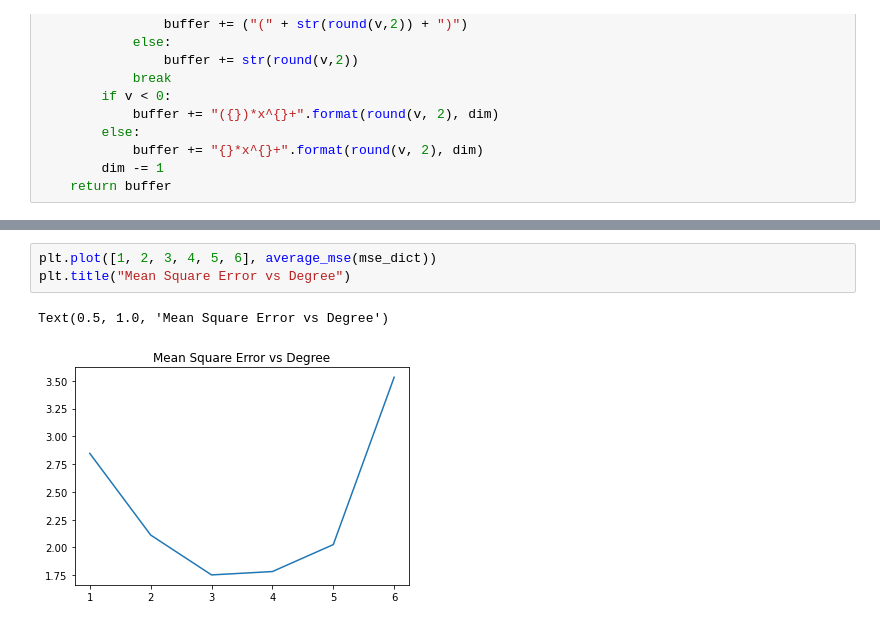
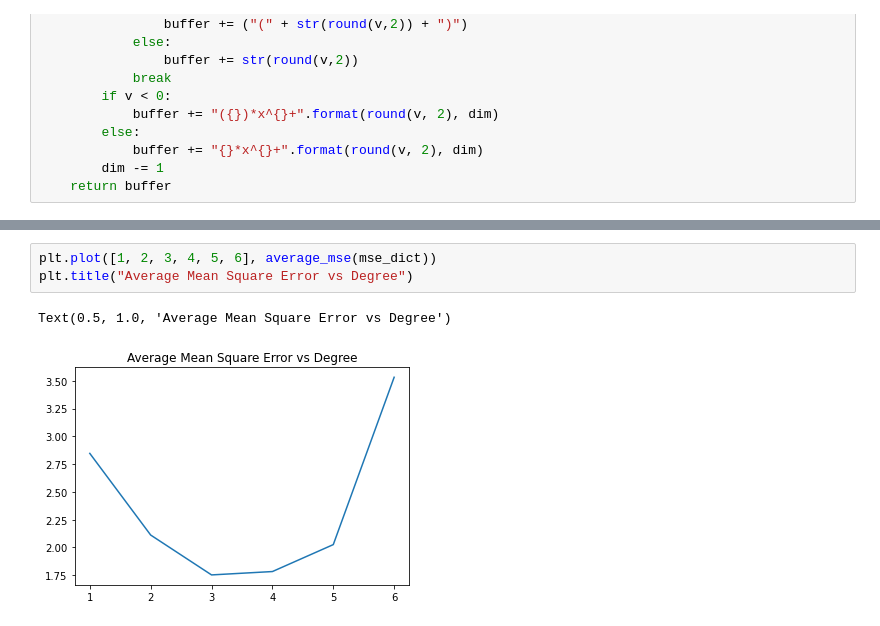
Before and after one commit to kuantuna/cs454-intro-ml-ann, a Jupyter notebook: hw1/solution.ipynb, the cells around one changed output, grey strips where cells are left out. Cells and saved outputs as stored; diff of their text form.

```diff
--- a/hw1/solution.ipynb
+++ b/hw1/solution.ipynb
@@ -195,6 +178,6 @@ for idx, key in enumerate(model_dict):
 # %%
 plt.plot([1, 2, 3, 4, 5, 6], average_mse(mse_dict))
-plt.title("Mean Square Error vs Degree")
+plt.title("Average Mean Square Error vs Degree")
 # %% [output]
-Text(0.5, 1.0, 'Mean Square Error vs Degree')
+Text(0.5, 1.0, 'Average Mean Square Error vs Degree')
-[figure, old version]
+[figure, new version]
```
Also changed, not shown: parts of 3 cells of this notebook, 1 other file.
